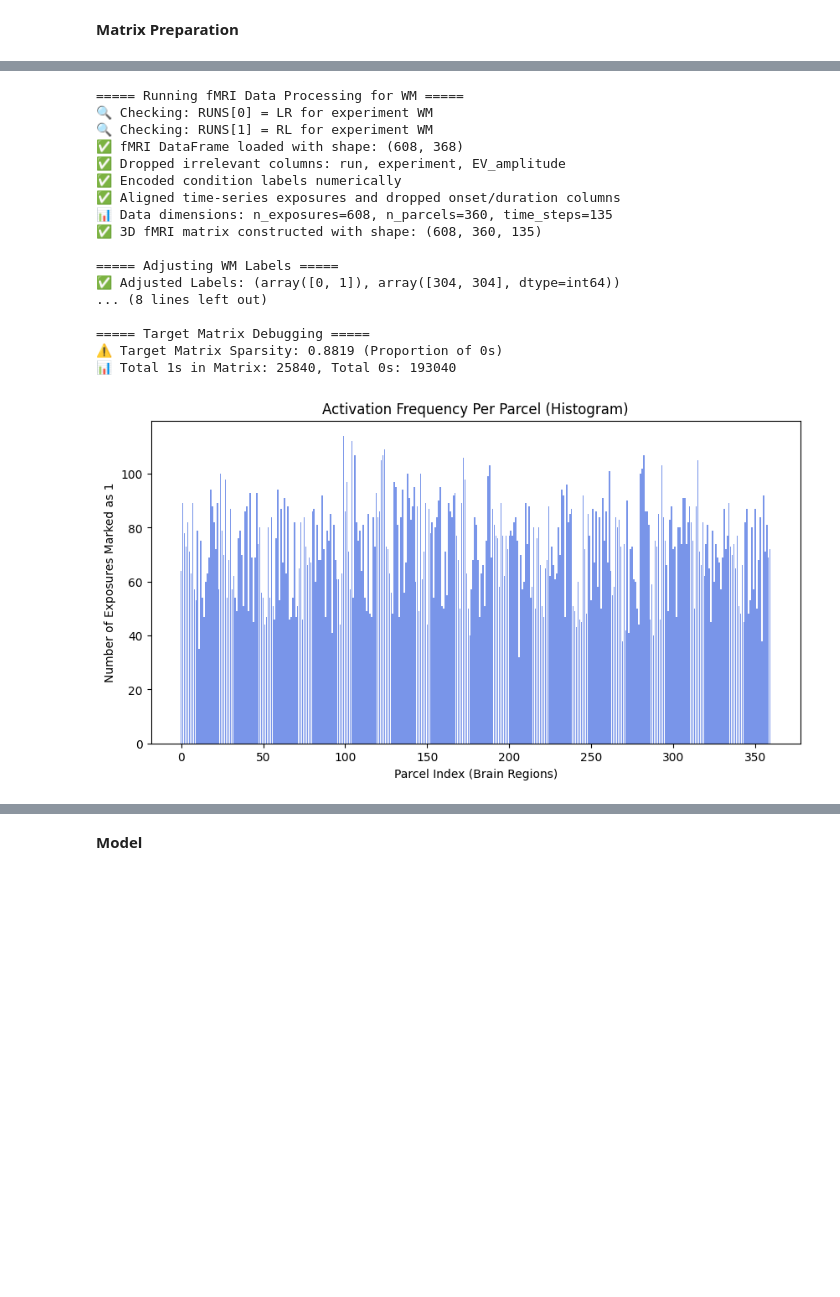
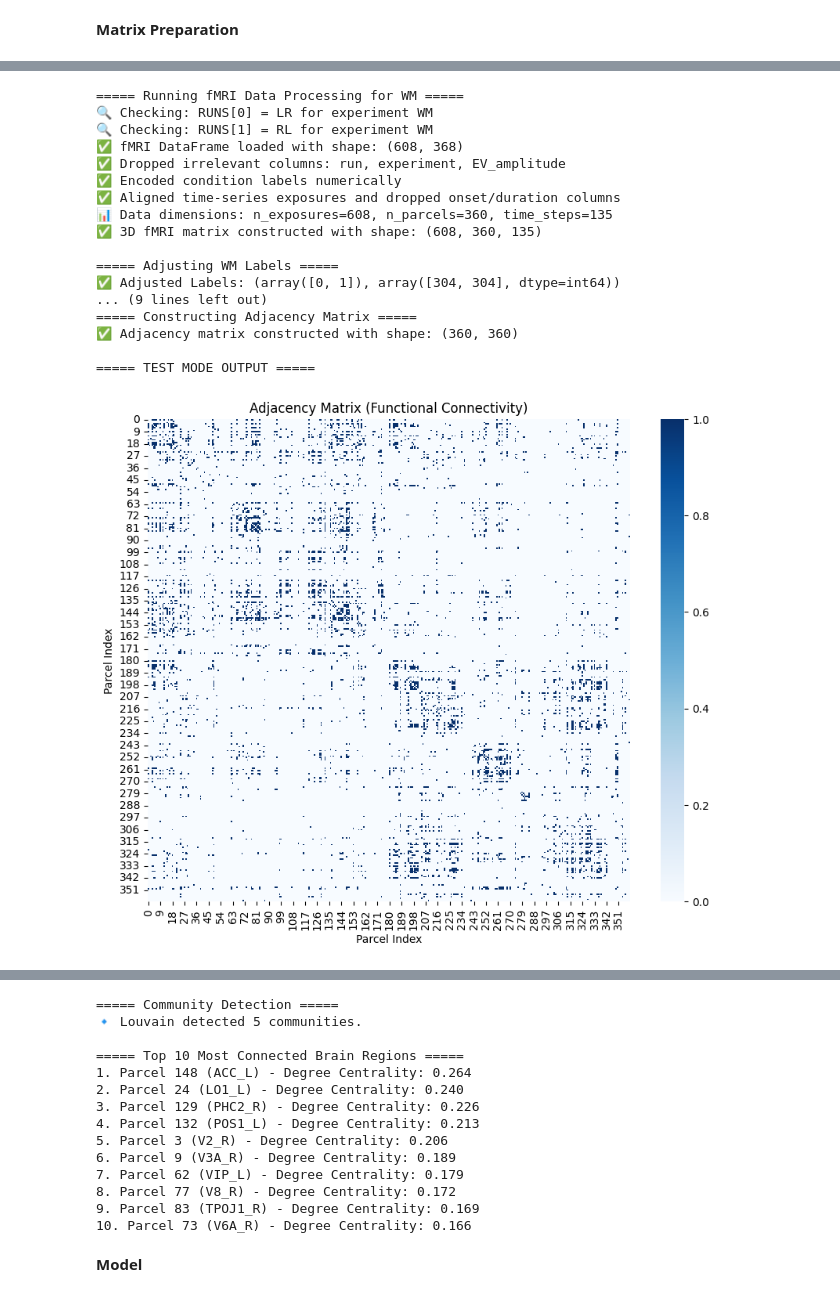
Before and after one commit to saamehsanaaee/MontbretiaCabinet-ISP, a Jupyter notebook: notebooks/Full Pipeline WIP.ipynb, the cells around one changed output, grey strips where cells are left out. Drawn from its saved outputs; the diff is of its cells as text; code cells hidden in the pictures; blank space fills up the shorter version.

Commit message:
Add files via upload
Added Adjacency matrix construction with basic network analytics encapsulated into the function under 'test_mode'

```diff
--- a/notebooks/Full Pipeline WIP.ipynb
+++ b/notebooks/Full Pipeline WIP.ipynb
@@ -754,34 +982,39 @@ def debug_target_matrix(target_matrix):
 # %%
 #Run pipeline for WM
 
 # Establish raw 3D Matrix on WM data
 fmri_wm, labels_wm, fmri_df_wm = matrix_setup("WM", test_mode=False)
 # Adjust labels for WM, collapsing them to 0bk=0, 2bk=1 (binary classification)
 binary_labels_wm = adjust_wm_labels(labels_wm) #this collapses 0bk vs 2bk to binary labels
 
 #Construct parcellation matrix
-fmri_wm, metadata_WM = construct_parcellation_matrix(fmri_wm, fmri_df_wm, standardize=True, test_mode=False)
-
+fmri_wm, metadata_WM = construct_parcellation_matrix(fmri_wm, fmri_df_wm,
+                                                     standardize=True,
+                                                     test_mode=False)
 # Construct target matrix
-target_matrix_wm = construct_target_matrix(fmri_wm, binary_labels_wm, percentile_threshold=85, test_mode=True)
-
-#call adjacency matrix function for WM here
+target_matrix_wm = construct_target_matrix(fmri_wm, binary_labels_wm,
+                                           percentile_threshold=85,
+                                           test_mode=False)
+# Construct adjacency matrix for WM
+adj_matrix, louvain_partition = construct_adjacency_matrix(
+    fmri_wm, threshold=0.3, binarize=True, region_labels=Glasser_parcels_labels,
+    test_mode=True)
 # %% [output]
 ===== Running fMRI Data Processing for WM =====
 🔍 Checking: RUNS[0] = LR for experiment WM
 🔍 Checking: RUNS[1] = RL for experiment WM
 ✅ fMRI DataFrame loaded with shape: (608, 368)
 ✅ Dropped irrelevant columns: run, experiment, EV_amplitude
 ✅ Encoded condition labels numerically
 ✅ Aligned time-series exposures and dropped onset/duration columns
 📊 Data dimensions: n_exposures=608, n_parcels=360, time_steps=135
 ✅ 3D fMRI matrix constructed with shape: (608, 360, 135)
 
 ===== Adjusting WM Labels =====
 ✅ Adjusted Labels: (array([0, 1]), array([304, 304], dtype=int64))
-... (8 lines left out)
+... (9 lines left out)
+===== Constructing Adjacency Matrix =====
+✅ Adjacency matrix constructed with shape: (360, 360)
 
-===== Target Matrix Debugging =====
-⚠️ Target Matrix Sparsity: 0.8819 (Proportion of 0s)
-📊 Total 1s in Matrix: 25840, Total 0s: 193040
+===== TEST MODE OUTPUT =====
-[figure, old version]
+[figure, new version]
@@ -789,3 +1022,17 @@ target_matrix_wm = construct_target_matrix(fmri_wm, binary_labels_wm, percentile
+===== Community Detection =====
+🔹 Louvain detected 5 communities.
+
+===== Top 10 Most Connected Brain Regions =====
+1. Parcel 148 (ACC_L) - Degree Centrality: 0.264
+2. Parcel 24 (LO1_L) - Degree Centrality: 0.240
+3. Parcel 129 (PHC2_R) - Degree Centrality: 0.226
+4. Parcel 132 (POS1_L) - Degree Centrality: 0.213
+5. Parcel 3 (V2_R) - Degree Centrality: 0.206
+6. Parcel 9 (V3A_R) - Degree Centrality: 0.189
+7. Parcel 62 (VIP_L) - Degree Centrality: 0.179
+8. Parcel 77 (V8_R) - Degree Centrality: 0.172
+9. Parcel 83 (TPOJ1_R) - Degree Centrality: 0.169
+10. Parcel 73 (V6A_R) - Degree Centrality: 0.166
 # %%
 #Run pipeline for Emotion subcondition
 fmri_emotion, labels_emotion, fmri_df_emotion = matrix_setup("EMOTION", test_mode=True)
```
Also changed, not shown: parts of 8 cells of this notebook.
